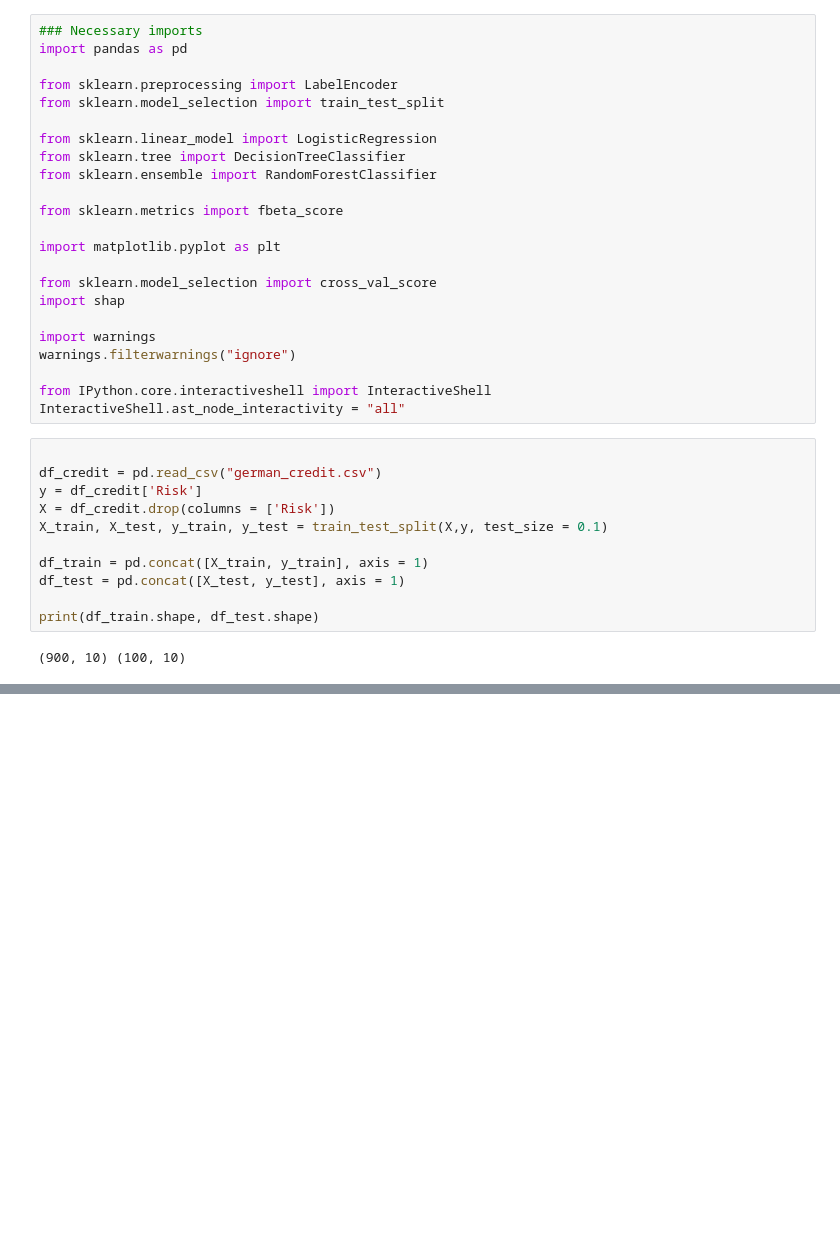
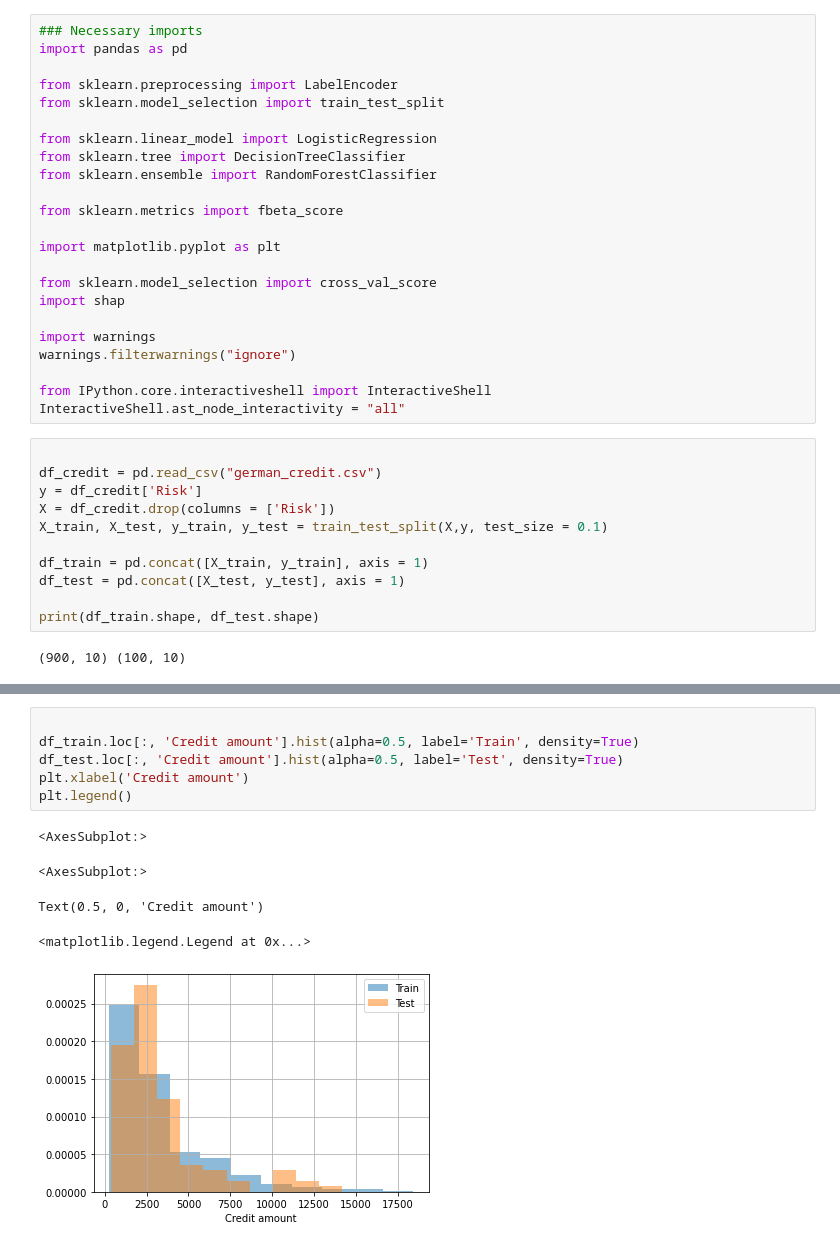
Before and after one commit to mostofa-ahsan/Credit_Risk_Proj, a Jupyter notebook: Data_Cleaning_&_EDA.ipynb, the cells around one changed output, grey strips where cells are left out. Saved outputs shown, nothing was run; the diff lists cells and outputs as text; blank space fills up the shorter version.

```diff
--- a/Data_Cleaning_&_EDA.ipynb
+++ b/Data_Cleaning_&_EDA.ipynb
@@ -83,0 +84,12 @@ Text(0.5, 0, 'Job')
+# %%
+
+df_train.loc[:, 'Credit amount'].hist(alpha=0.5, label='Train', density=True)
+df_test.loc[:, 'Credit amount'].hist(alpha=0.5, label='Test', density=True)
+plt.xlabel('Credit amount')
+plt.legend()
+# %% [output]
+<AxesSubplot:>
+<AxesSubplot:>
+Text(0.5, 0, 'Credit amount')
+<matplotlib.legend.Legend at 0x...>
+[figure, added]
```
Also changed, not shown: parts of 18 cells of this notebook.
